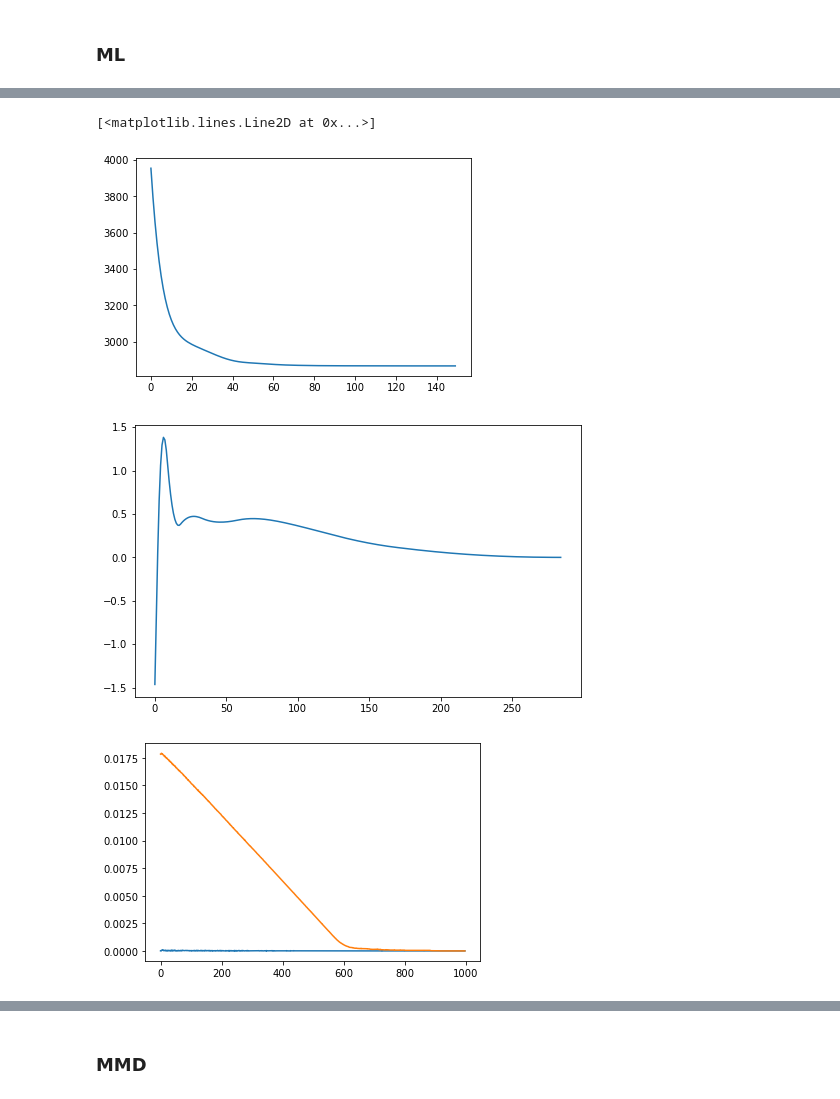
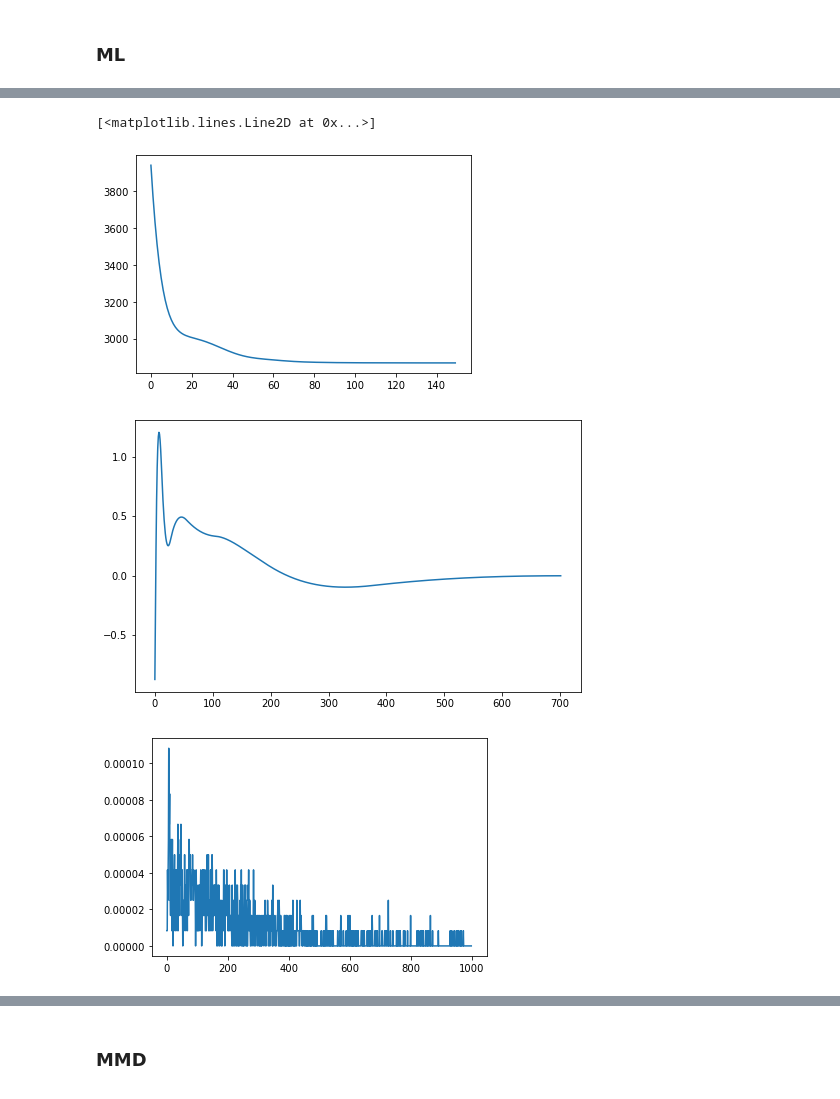
Before and after one commit to diegoarri91/mmd-glm, a Jupyter notebook: cool_stuff/improve_generalization_hysell.ipynb, the cells around one changed output, grey strips where cells are left out. Drawn from its saved outputs; the diff is of its cells as text; code cells hidden in the pictures.

```diff
--- a/cool_stuff/improve_generalization_hysell.ipynb
+++ b/cool_stuff/improve_generalization_hysell.ipynb
@@ -122,9 +147,9 @@ t = np.arange(0, mask_spikes.shape[0], 1) * cd.dt
 st_train = SpikeTrain(t, mask_spikes_train).subsample(dt)
 
 t = st_train.t.copy()
-mask_spikes_train = torch.from_numpy(st_train.mask.copy())
+mask_spikes_train = st_train.mask.copy()
 
-autocov_train = np.mean(raw_autocorrelation(st_train.mask, biased=True), 1)
+autocor_train = np.mean(raw_autocorrelation(st_train.mask, biased=True), 1)
 
 # arg0, argf = int(t0_val / cd.dt), int(tf_val / cd.dt)
 # t = np.arange(0, argf - arg0, 1) * cd.dt
@@ -178,0 +176,20 @@ plt.plot(t_eta, eta.interpolate_basis(t))
+# %%
+()# TorchGLM.metrics = fun_metrics_ml
+
+lam_mmd = 1e0
+lr = 1e-1
+num_epochs = 150
+
+# eta = KernelBasisValues.orthogonalized_raised_cosines(dt, 200, 7, 1e1, a=1) #8.74
+# eta = KernelBasisValues.orthogonalized_raised_cosines(dt, 100, 7, 1e0, a=1) #9.24
+# eta = KernelBasisValues.orthogonalized_raised_cosines(dt, 200, 7, 2e1, a=1) # 9.3
+# eta = KernelBasisValues.orthogonalized_raised_cosines(dt, 100, 7, 1e1, a=1) # 9.8
+eta = KernelBasisValues.orthogonalized_raised_cosines(dt, 200, 7, 5e0, a=1) #8.22 best
+# eta = KernelBasisValues.orthogonalized_raised_cosines(dt, 200, 7, 1e0, a=1) # 9.algo
+# eta = KernelBasisValues.orthogonalized_raised_cosines(dt, 250, 7, 5e0, a=1) # 9.algo
+# eta = KernelBasisValues.orthogonalized_raised_cosines(dt, 150, 7, 5e0, a=1) #8.5
+
+# eta = KernelBasisValues.orthogonalized_raised_cosines(dt, 250, 7, 1e1, a=1) #9al
+t_eta = np.arange(0, eta.basis_values.shape[0], 1) * dt
+
+plt.plot(t_eta, eta.interpolate_basis(t))
@@ -179,12 +205,12 @@ plt.plot(t_eta, eta.interpolate_basis(t))
 # %%
-glm = TorchGLM(u0=-4, eta=eta.copy())
+glm_ml = TorchGLM(u0=-4, eta=eta.copy())
 # glm.metrics = fun_metrics_ml
-optim = Adam(glm.parameters(), lr=lr)
-loss_ml, metrics_ml = glm.train(t, mask_spikes_train, optim=optim, num_epochs=num_epochs, verbose=True, metrics=None)
+optim = Adam(glm_ml.parameters(), lr=lr)
+loss_ml, metrics_ml = glm_ml.train(t, torch.from_numpy(mask_spikes_train), optim=optim, num_epochs=num_epochs, verbose=True, metrics=None)
 
-# _, r_val_dc_ml = glm.sample_conditioned(st_val.t, st_val.mask)
+# _, r_val_dc_ml = glm_ml.sample_conditioned(st_val.t, st_val.mask)
 # r_val_dc_ml = np.mean(r_val_dc_ml, 1)
-_, r_fr_ml, mask_spikes_fr_ml = glm.sample(t, shape=(100,))
+_, r_fr_ml, mask_spikes_fr_ml = glm_ml.sample(t, shape=(100,))
 # st_fr_ml = SpikeTrain(st_val.t, mask_spikes_fr_ml[:, np.random.choice(n_batch_fr, size=)])
 st_fr_ml = SpikeTrain(t, mask_spikes_fr_ml)
 mean_r_fr_ml = np.mean(r_fr_ml, 1)
@@ -196,12 +222,12 @@ autocov_ml = np.mean(raw_autocorrelation(mask_spikes_fr_ml, biased=True), 1)
 # %%
 plt.plot(loss_ml)
-glm.eta.plot(t=t_eta)
+glm_ml.eta.plot(t=t_eta)
 plt.figure()
-plt.plot(autocov_train[1:])
-plt.plot(autocov_ml[1:])
+plt.plot(autocor_train[1:])
+# plt.plot(autocov_ml[1:])
 # %% [output]
 [<matplotlib.lines.Line2D at 0x...>]
-[figure, old version]
+[figure, new version]
-[figure, old version]
+[figure, new version]
-[figure, old version]
+[figure, new version]
 # %%
```
Also changed, not shown: parts of 36 cells of this notebook, 5 other files.
